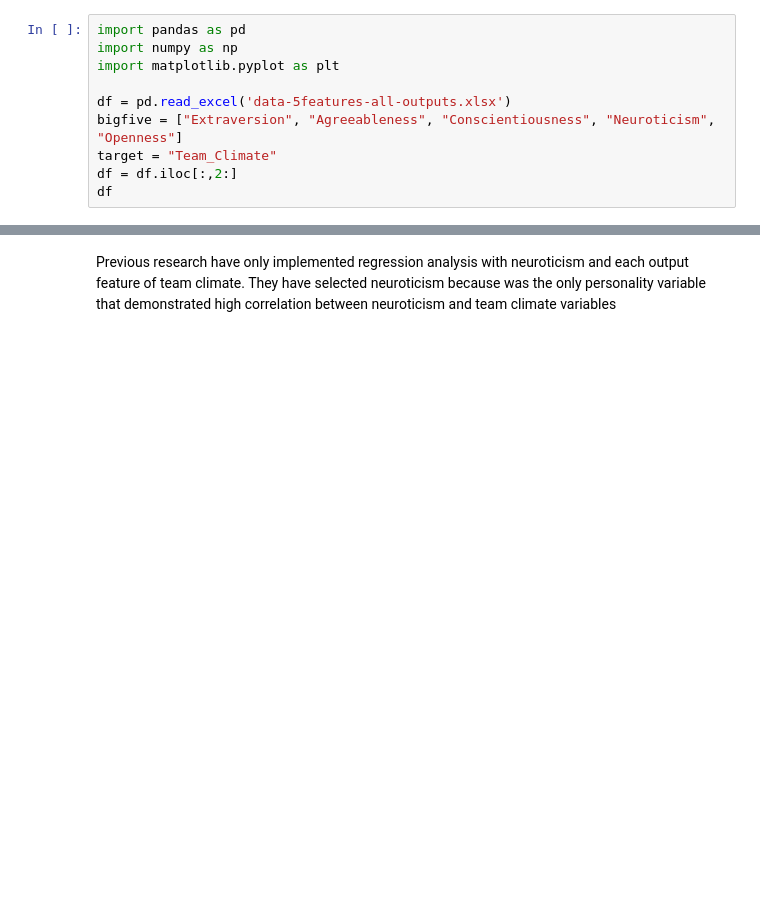
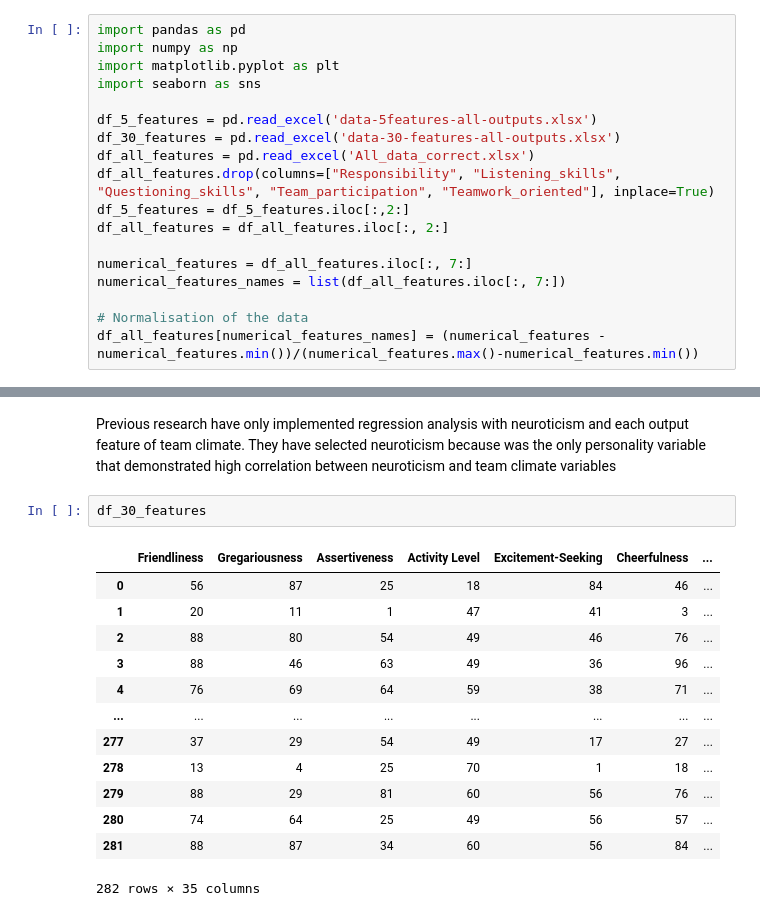
Before and after one commit to moon1201/PersonalityAndTeamClimate, a Jupyter notebook: LinearRegression.ipynb, the cells around one changed output, grey strips where cells are left out. Saved outputs shown, nothing was run; the diff lists cells and outputs as text; blank space fills up the shorter version.

```diff
--- a/LinearRegression.ipynb
+++ b/LinearRegression.ipynb
@@ -2,9 +2,17 @@
 import pandas as pd
 import numpy as np
 import matplotlib.pyplot as plt
+import seaborn as sns
 
-df = pd.read_excel('data-5features-all-outputs.xlsx')
-bigfive = ["Extraversion", "Agreeableness", "Conscientiousness", "Neuroticism", "Openness"]
-target = "Team_Climate"
-df = df.iloc[:,2:]
-df
+df_5_features = pd.read_excel('data-5features-all-outputs.xlsx')
+df_30_features = pd.read_excel('data-30-features-all-outputs.xlsx')
+df_all_features = pd.read_excel('All_data_correct.xlsx')
+df_all_features.drop(columns=["Responsibility", "Listening_skills", "Questioning_skills", "Team_participation", "Teamwork_oriented"], inplace=True)
+df_5_features = df_5_features.iloc[:,2:]
+df_all_features = df_all_features.iloc[:, 2:]
+
+numerical_features = df_all_features.iloc[:, 7:]
+numerical_features_names = list(df_all_features.iloc[:, 7:])
+
+# Normalisation of the data
+df_all_features[numerical_features_names] = (numerical_features - numerical_features.min())/(numerical_features.max()-numerical_features.min())
@@ -25,3 +19,19 @@ df
 # %% [markdown]
 Previous research have only implemented regression analysis with neuroticism and each output feature of team climate. They have selected neuroticism because was the only personality variable that demonstrated high correlation between neuroticism and team climate variables
+# %%
+df_30_features
+# %% [output]
+|  | Friendliness | Gregariousness | Assertiveness | Activity Level | Excitement-Seeking | Cheerfulness | ... |
+| 0 | 56 | 87 | 25 | 18 | 84 | 46 | ... |
+| 1 | 20 | 11 | 1 | 47 | 41 | 3 | ... |
+| 2 | 88 | 80 | 54 | 49 | 46 | 76 | ... |
+| 3 | 88 | 46 | 63 | 49 | 36 | 96 | ... |
+| 4 | 76 | 69 | 64 | 59 | 38 | 71 | ... |
+| ... | ... | ... | ... | ... | ... | ... | ... |
+| 277 | 37 | 29 | 54 | 49 | 17 | 27 | ... |
+| 278 | 13 | 4 | 25 | 70 | 1 | 18 | ... |
+| 279 | 88 | 29 | 81 | 60 | 56 | 76 | ... |
+| 280 | 74 | 64 | 25 | 49 | 56 | 57 | ... |
+| 281 | 88 | 87 | 34 | 60 | 56 | 84 | ... |
+282 rows × 35 columns
 # %%
```
Also changed, not shown: parts of 11 cells of this notebook, 17 other files.
